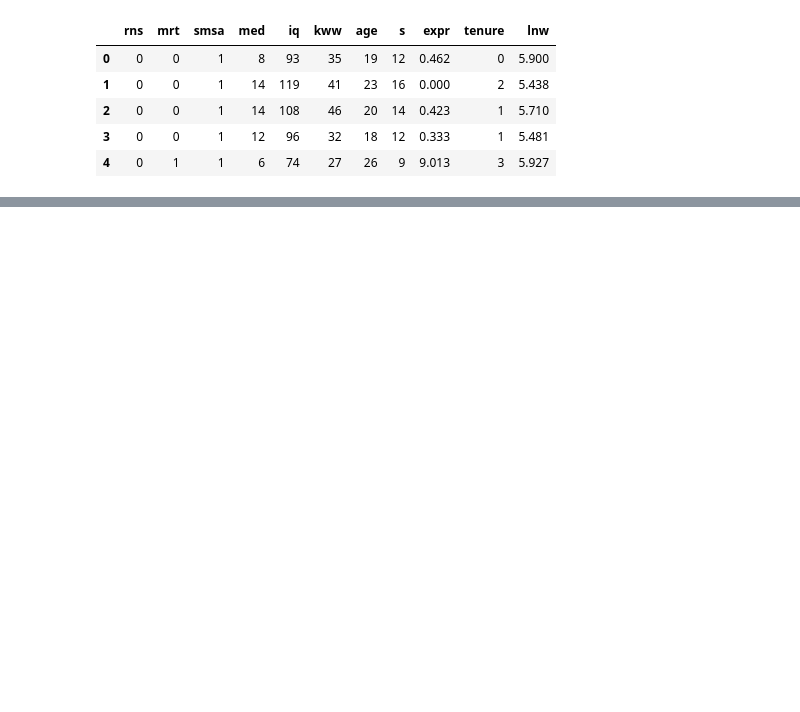
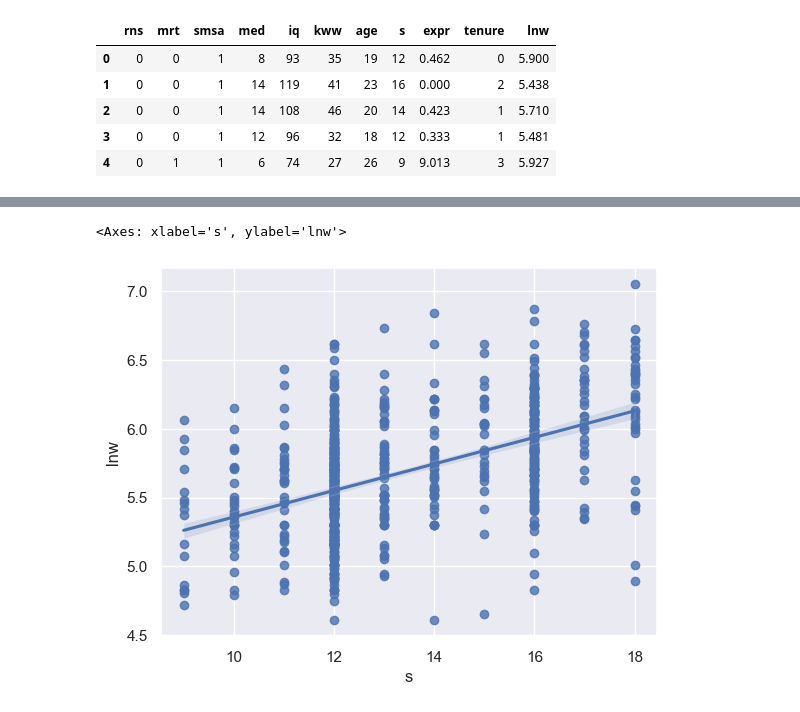
Before and after one commit to watalo/eco-stats, a Jupyter notebook: Econometrics_cq/1_Code/Chapter_04.ipynb, the cells around one changed output, grey strips where cells are left out. Cells and saved outputs as stored; diff of their text form; code cells hidden in the pictures; blank space fills up the shorter version.

```diff
--- a/Econometrics_cq/1_Code/Chapter_04.ipynb
+++ b/Econometrics_cq/1_Code/Chapter_04.ipynb
@@ -95,0 +113,8 @@ sm.webdoc()
+# %%
+# 使用seaborn绘制散点图
+import seaborn as sns
+sns.set_theme(color_codes=True)
+sns.regplot(x=grilic['s'], y = grilic['lnw'])
+# %% [output]
+<Axes: xlabel='s', ylabel='lnw'>
+[figure, added]
```
Also changed, not shown: parts of 19 cells of this notebook, 8 other files.
